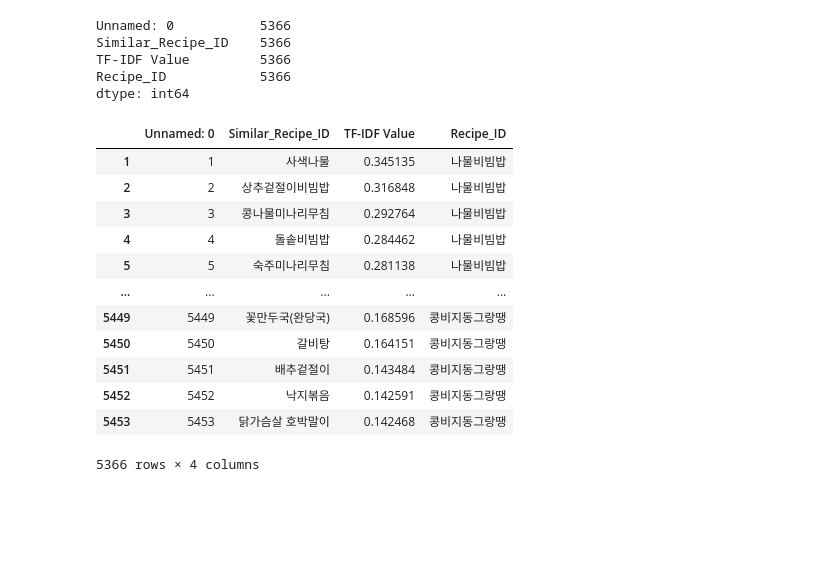
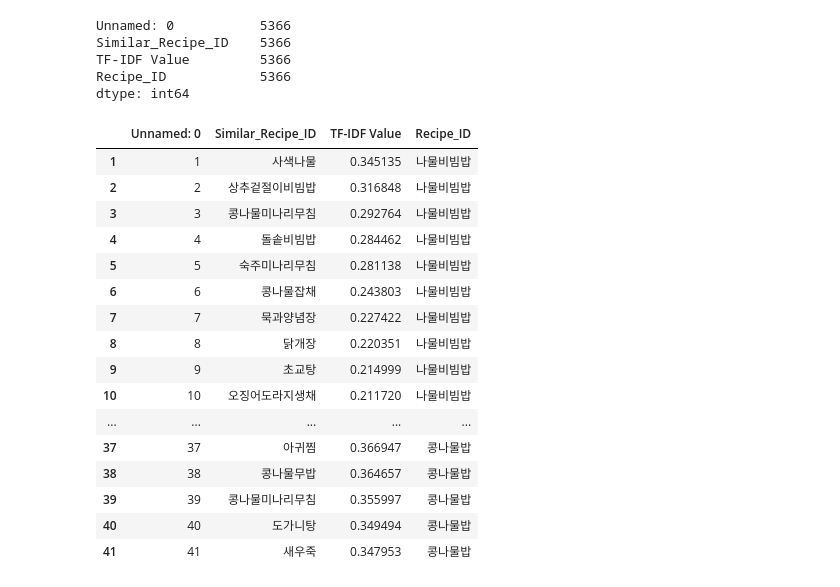
Before and after one commit to JHTMN/Recipify, a Jupyter notebook: Recipify/tf-idf.ipynb, the cells around one changed output. Drawn from its saved outputs; the diff is of its cells as text; code cells hidden in the pictures; blank space fills up the shorter version.

```diff
--- a/Recipify/tf-idf.ipynb
+++ b/Recipify/tf-idf.ipynb
@@ -226,7 +226,6 @@ for i,list_item in enumerate(tf_idf_top):
         if tf_idf_top[i][j][1] != 1.0:
             similar_recipes_df = similar_recipes_df.append(pd.DataFrame({'Similar_Recipe_ID': recipe_dict.get(tf_idf_top[i][j][0]),'TF-IDF Value': tf_idf_top[i][j][1],'Recipe_ID': recipe_dict.get(i)}, index=[0]), ignore_index=True)
 # %%
-similar_recipes_df = pd.read_csv('similar_recipes_top_10_tf_idf.csv')
 similar_recipes_df = similar_recipes_df[similar_recipes_df['Recipe_ID'] != similar_recipes_df['Similar_Recipe_ID']]
 print (similar_recipes_df.count())
 # %% [output]
@@ -236,18 +235,22 @@ TF-IDF Value         5366
 Recipe_ID            5366
 dtype: int64
 # %%
-similar_recipes_df
+similar_recipes_df.head(40)
 # %% [output]
 |  | Unnamed: 0 | Similar_Recipe_ID | TF-IDF Value | Recipe_ID |
 | 1 | 1 | 사색나물 | 0.345135 | 나물비빔밥 |
 | 2 | 2 | 상추겉절이비빔밥 | 0.316848 | 나물비빔밥 |
 | 3 | 3 | 콩나물미나리무침 | 0.292764 | 나물비빔밥 |
 | 4 | 4 | 돌솥비빔밥 | 0.284462 | 나물비빔밥 |
 | 5 | 5 | 숙주미나리무침 | 0.281138 | 나물비빔밥 |
+| 6 | 6 | 콩나물잡채 | 0.243803 | 나물비빔밥 |
+| 7 | 7 | 묵과양념장 | 0.227422 | 나물비빔밥 |
+| 8 | 8 | 닭개장 | 0.220351 | 나물비빔밥 |
+| 9 | 9 | 초교탕 | 0.214999 | 나물비빔밥 |
+| 10 | 10 | 오징어도라지생채 | 0.211720 | 나물비빔밥 |
 | ... | ... | ... | ... | ... |
-| 5449 | 5449 | 꽃만두국(완당국) | 0.168596 | 콩비지동그랑땡 |
-| 5450 | 5450 | 갈비탕 | 0.164151 | 콩비지동그랑땡 |
-| 5451 | 5451 | 배추겉절이 | 0.143484 | 콩비지동그랑땡 |
-| 5452 | 5452 | 낙지볶음 | 0.142591 | 콩비지동그랑땡 |
-| 5453 | 5453 | 닭가슴살 호박말이 | 0.142468 | 콩비지동그랑땡 |
+| 37 | 37 | 아귀찜 | 0.366947 | 콩나물밥 |
+| 38 | 38 | 콩나물무밥 | 0.364657 | 콩나물밥 |
+| 39 | 39 | 콩나물미나리무침 | 0.355997 | 콩나물밥 |
+| 40 | 40 | 도가니탕 | 0.349494 | 콩나물밥 |
+| 41 | 41 | 새우죽 | 0.347953 | 콩나물밥 |
-5366 rows × 4 columns
```
Also changed, not shown: parts of 1 cell of this notebook.
